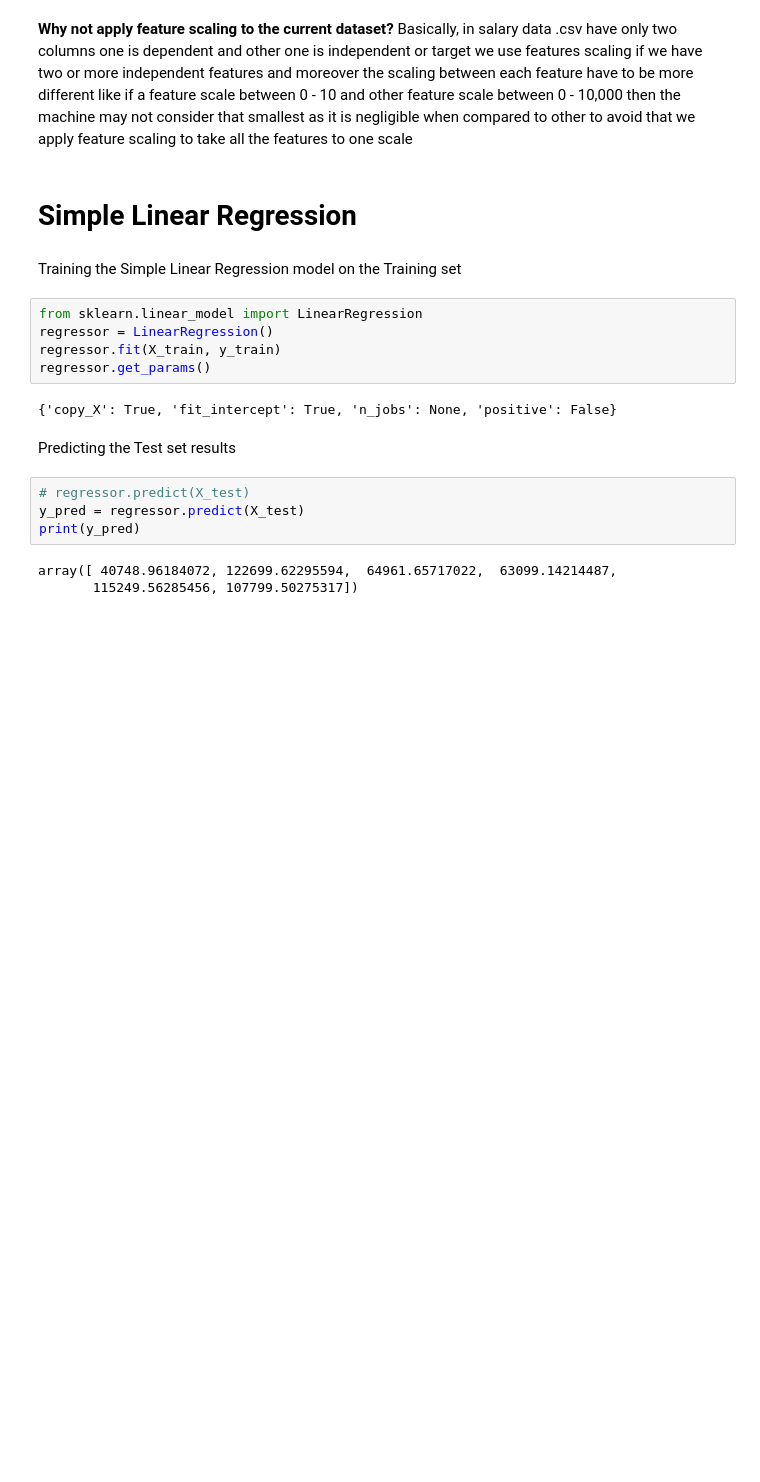
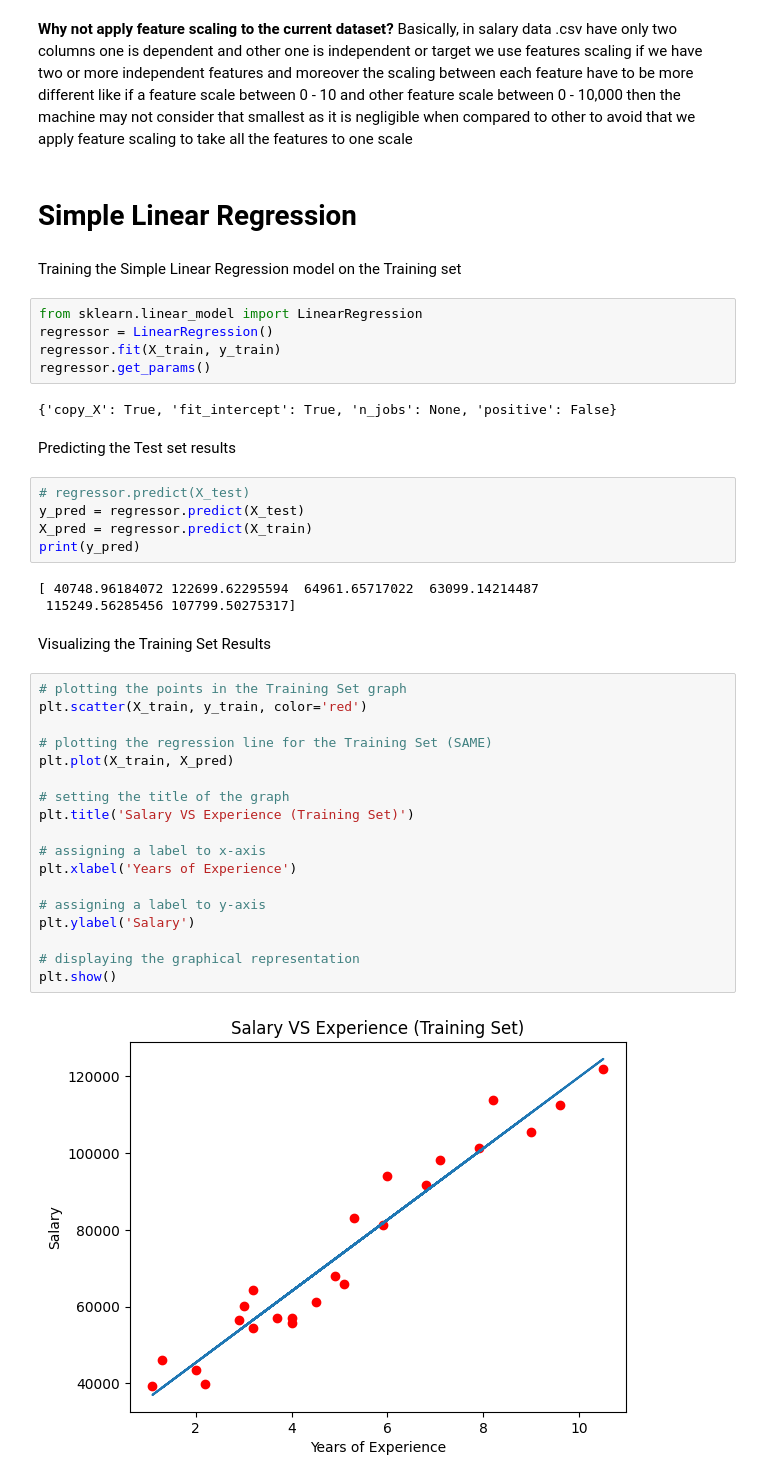
Before and after one commit to raziullah7/Machine-Learning-Zero-to-Zoro, a Jupyter notebook: Regression/Simple Linear Regression/notebook.ipynb, the cells around one changed output. Saved outputs shown, nothing was run; the diff lists cells and outputs as text; blank space fills up the shorter version.

Commit message:
=> visualized both Training and Test Sets => understood why the regression line is same for both training set and test set

```diff
--- a/Regression/Simple Linear Regression/notebook.ipynb
+++ b/Regression/Simple Linear Regression/notebook.ipynb
@@ -36,7 +36,30 @@ Predicting the Test set results
 # %%
 # regressor.predict(X_test)
 y_pred = regressor.predict(X_test)
+X_pred = regressor.predict(X_train)
 print(y_pred)
 # %% [output]
-array([ 40748.96184072, 122699.62295594,  64961.65717022,  63099.14214487,
-       115249.56285456, 107799.50275317])
+[ 40748.96184072 122699.62295594  64961.65717022  63099.14214487
+ 115249.56285456 107799.50275317]
+# %% [markdown]
+Visualizing the Training Set Results
+# %%
+# plotting the points in the Training Set graph
+plt.scatter(X_train, y_train, color='red')
+
+# plotting the regression line for the Training Set (SAME)
+plt.plot(X_train, X_pred)
+
+# setting the title of the graph
+plt.title('Salary VS Experience (Training Set)')
+
+# assigning a label to x-axis
+plt.xlabel('Years of Experience')
+
+# assigning a label to y-axis
+plt.ylabel('Salary')
+
+# displaying the graphical representation
+plt.show()
+# %% [output]
+[figure, added]
```
Also changed, not shown: parts of 3 cells of this notebook.
